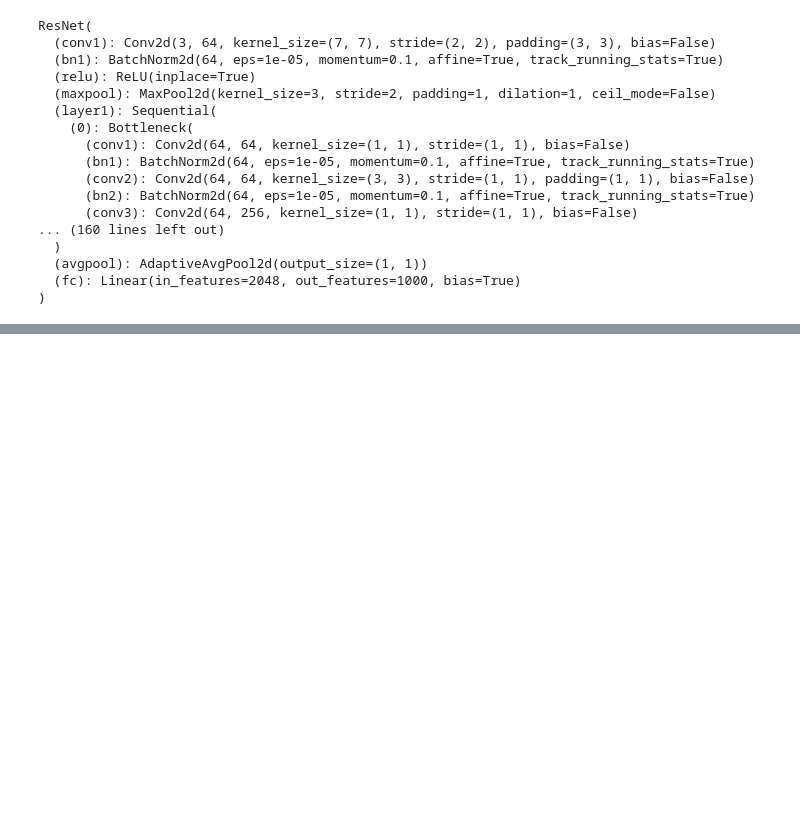
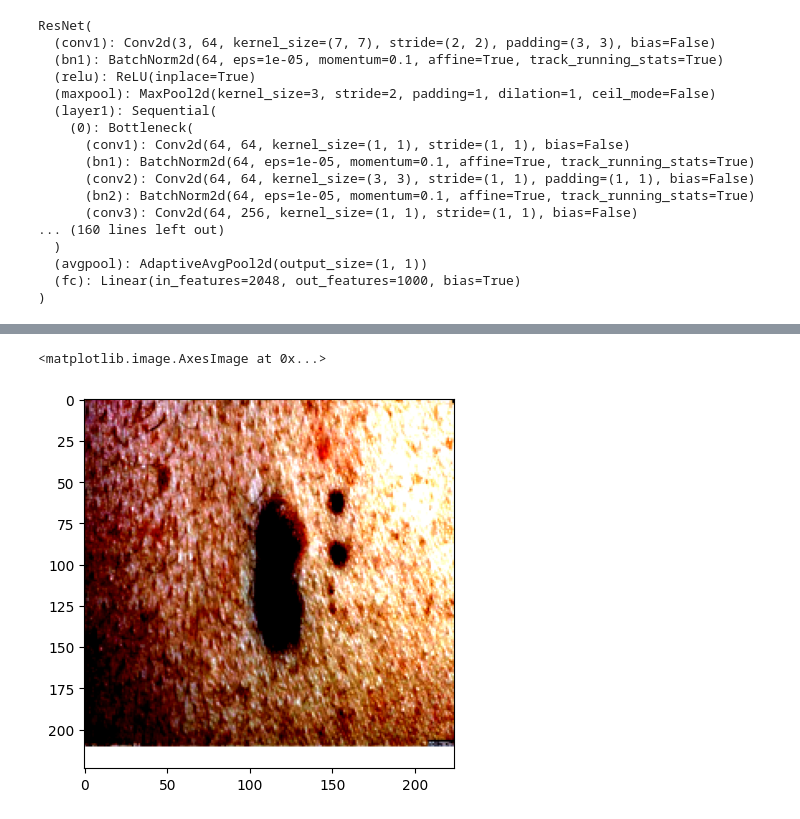
Before and after one commit to Adhvik09-oss/Adhvik09-oss, a Jupyter notebook: SnapCareipynb.ipynb, the cells around one changed output, grey strips where cells are left out. Drawn from its saved outputs; the diff is of its cells as text; code cells hidden in the pictures; blank space fills up the shorter version.

```diff
--- a/SnapCareipynb.ipynb
+++ b/SnapCareipynb.ipynb
@@ -104,5 +108,5 @@ testing_split = len(dataset)-train_split
 
 train_dataset,test_dataset = random_split(dataset,[train_split,testing_split])
 
-train_loader = DataLoader(train_dataset,batch_size = 32, shuffle = True)
-test_loader = DataLoader(test_dataset,batch_size = 32, shuffle = False)
+train_loader = DataLoader(train_dataset,batch_size = 32, shuffle = True,drop_last=True)
+test_loader = DataLoader(test_dataset,batch_size = 32, shuffle = False,drop_last=True)
@@ -114,0 +113,7 @@ def accuracy(y_true,y_pred):
+# %%
+import matplotlib.pyplot as plt
+data_iter = iter(train_loader)
+images, labels = next(data_iter)
+img = images[0].permute(1, 2, 0)
+plt.imshow(img)
+# %% [output]
@@ -114,0 +121,2 @@ def accuracy(y_true,y_pred):
+<matplotlib.image.AxesImage at 0x...>
+[figure, added]
```
Also changed, not shown: parts of 12 cells of this notebook.
